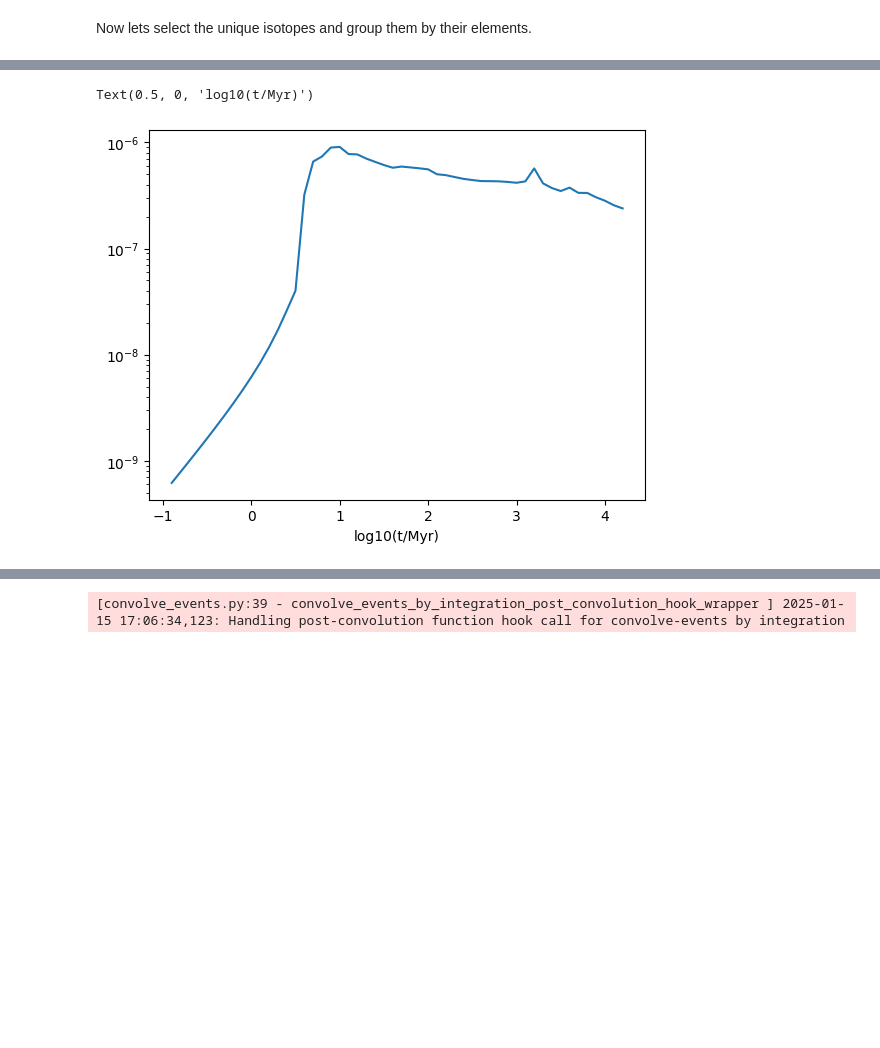
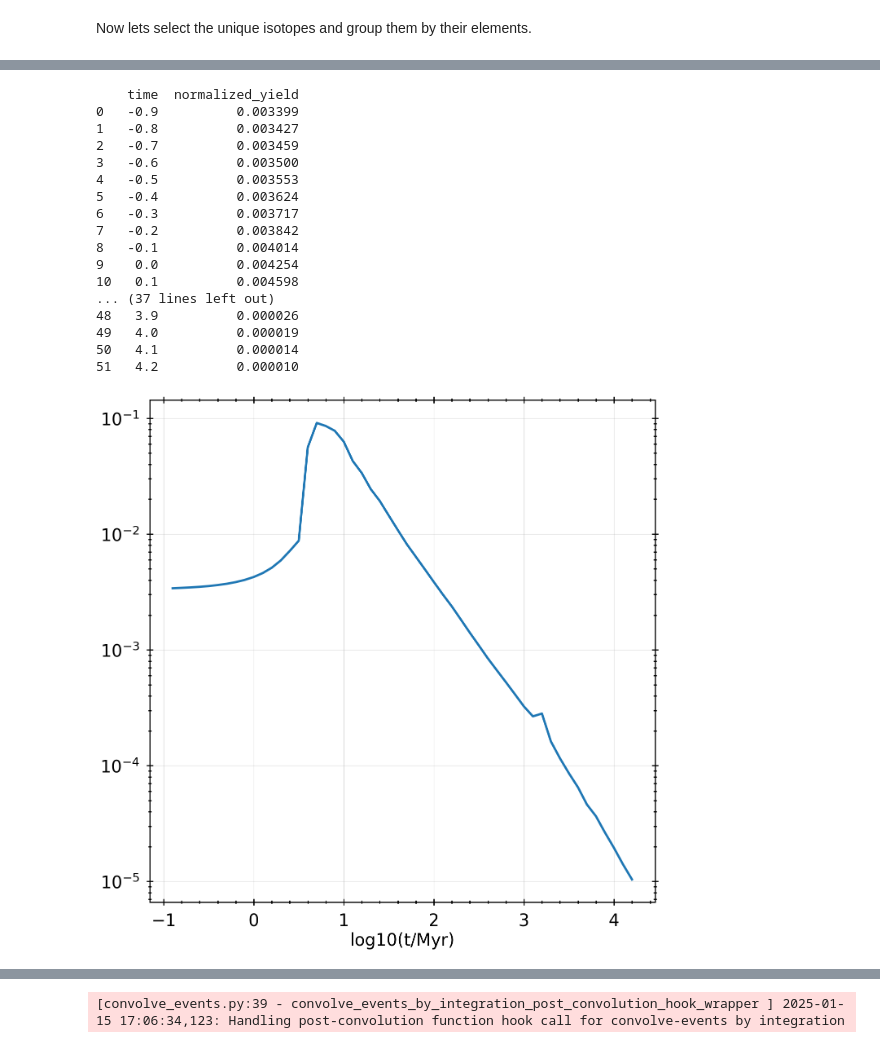
Before and after one commit to FloorBroekgaarden/growl-syntheticstellarpopconvolve, a Jupyter notebook: docs/source/examples/notebook_example_GCE.ipynb, the cells around one changed output, grey strips where cells are left out. Saved outputs shown, nothing was run; the diff lists cells and outputs as text; code cells hidden in the pictures; blank space fills up the shorter version.

```diff
--- a/docs/source/examples/notebook_example_GCE.ipynb
+++ b/docs/source/examples/notebook_example_GCE.ipynb
@@ -27,6 +30,8 @@ from syntheticstellarpopconvolve.ensemble_utils import convert_ensemble_to_dataf
 example_ensemble_filename = pkg_resources.resource_filename(
     "syntheticstellarpopconvolve", "example_data/example_ensemble.json"
 )
+example_ensemble_filename = '/home/david/Desktop/lgalaxies_paper_scripts/binary_c_yields/default/ensembles/binaryStars/ensemble_output-3083cc1f.json'
+
 with open(example_ensemble_filename, "r") as f_ensemble:
     ensemble = json.loads(f_ensemble.read())
 # %% [markdown]
@@ -40,6 +49,9 @@ inflated_ensemble = convert_ensemble_to_dataframe(
     contains_named_layers=True,
 )
 inflated_ensemble = inflated_ensemble.astype({'time': 'float', 'probability': 'float'})
+
+inflated_ensemble['normalized_yield'] = inflated_ensemble['probability'] / ensemble['metadata']['total_probability_weighted_mass']
+inflated_ensemble = inflated_ensemble[['time', 'source', 'isotope', 'normalized_yield']]
 # %% [markdown]
 Since the data in this case stored as a number per log10(time), we need to modify the data first a bit and express it in linear time.
 # %%
@@ -47,22 +59,20 @@ Since the data in this case stored as a number per log10(time), we need to modif
 from syntheticstellarpopconvolve.general_functions import calculate_bin_edges
 import astropy.units as u
 
-sorted_unique_time_centers = np.sort(inflated_ensemble['time'].unique())
-print(sorted_time_bin_centers)
-time_bin_edges = calculate_bin_edges(sorted_unique_time_centers)
+# sorted_unique_time_centers = np.sort(inflated_ensemble['time'].unique())
+# print(sorted_time_bin_centers)
+# time_bin_edges = calculate_bin_edges(sorted_unique_time_centers)
 
-# turn to linear
-linear_time_bin_edges = 10**time_bin_edges * u.Myr
-linear_time_bin_sizes = np.diff(linear_time_bin_edges).to(u.yr)
+# # turn to linear
+# linear_time_bin_edges = 10**time_bin_edges * u.Myr
+# linear_time_bin_sizes = np.diff(linear_time_bin_edges).to(u.yr)
+# print(linear_time_bin_sizes)
 
+# indices = np.digitize(inflated_ensemble['probability'], time_bin_edges) - 1
 
-indices = np.digitize(inflated_ensemble['probability'], time_bin_edges) - 1
+# # inflated_ensemble['normalized_yield'] = inflated_ensemble['probability']/linear_time_bin_sizes.value
+# inflated_ensemble['normalized_yield'] = inflated_ensemble['probability'] / linear_time_bin_sizes.value[indices]
 
-# inflated_ensemble['normalized_yield'] = inflated_ensemble['probability']/linear_time_bin_sizes.value
-inflated_ensemble['normalized_yield'] = inflated_ensemble['probability'].to_numpy() / linear_time_bin_sizes.value[indices]
-
-
-
-
-inflated_ensemble = inflated_ensemble[['time', 'source', 'isotope', 'normalized_yield']]
+# print(inflated_ensemble[['normalized_yield', 'probability']])
+# inflated_ensemble = inflated_ensemble[['time', 'source', 'isotope', 'normalized_yield']]
 # %% [output]
@@ -152,12 +162,40 @@ print(element_df)
 # %%
 # lets plot some data and compare it to yates 2023
 sum_per_timebin = element_df.groupby(['time']).agg({'normalized_yield': 'sum'}).reset_index()
+
+# turn into linear time.
+sum_per_timebin['normalized_yield'] = sum_per_timebin['normalized_yield'] / (10**sum_per_timebin['time'].to_numpy()) * np.log(10)
+
+# print(sum_per_timebin)
 import matplotlib.pyplot as plt
+from syntheticstellarpopconvolve.SFR_dict_plotting_routines import load_mpl_rc
+
+load_mpl_rc()
 fig, ax = plt.subplots()
+
 ax.plot(sum_per_timebin['time'], sum_per_timebin['normalized_yield'])
 ax.set_yscale('log')
+ax.set_xlabel('log10(t/Myr)')
 
-ax.set_xlabel('log10(t/Myr)')
+
+
+print(sum_per_timebin)
 # %% [output]
-Text(0.5, 0, 'log10(t/Myr)')
+    time  normalized_yield
+0   -0.9          0.003399
+1   -0.8          0.003427
+2   -0.7          0.003459
+3   -0.6          0.003500
+4   -0.5          0.003553
+5   -0.4          0.003624
+6   -0.3          0.003717
+7   -0.2          0.003842
+8   -0.1          0.004014
+9    0.0          0.004254
+10   0.1          0.004598
+... (37 lines left out)
+48   3.9          0.000026
+49   4.0          0.000019
+50   4.1          0.000014
+51   4.2          0.000010
-[figure, old version]
+[figure, new version]
```
Also changed, not shown: parts of 6 cells of this notebook, 7 other files.
